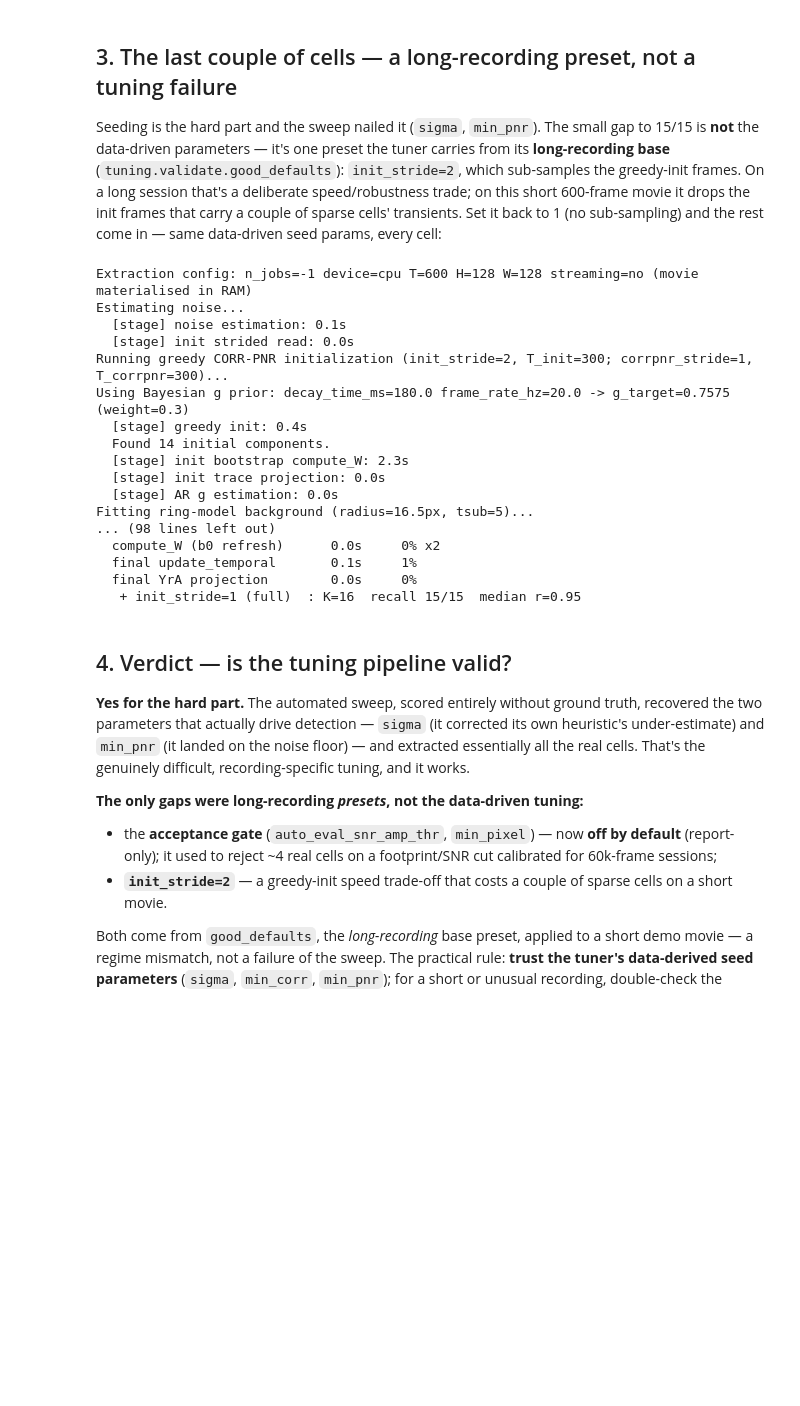
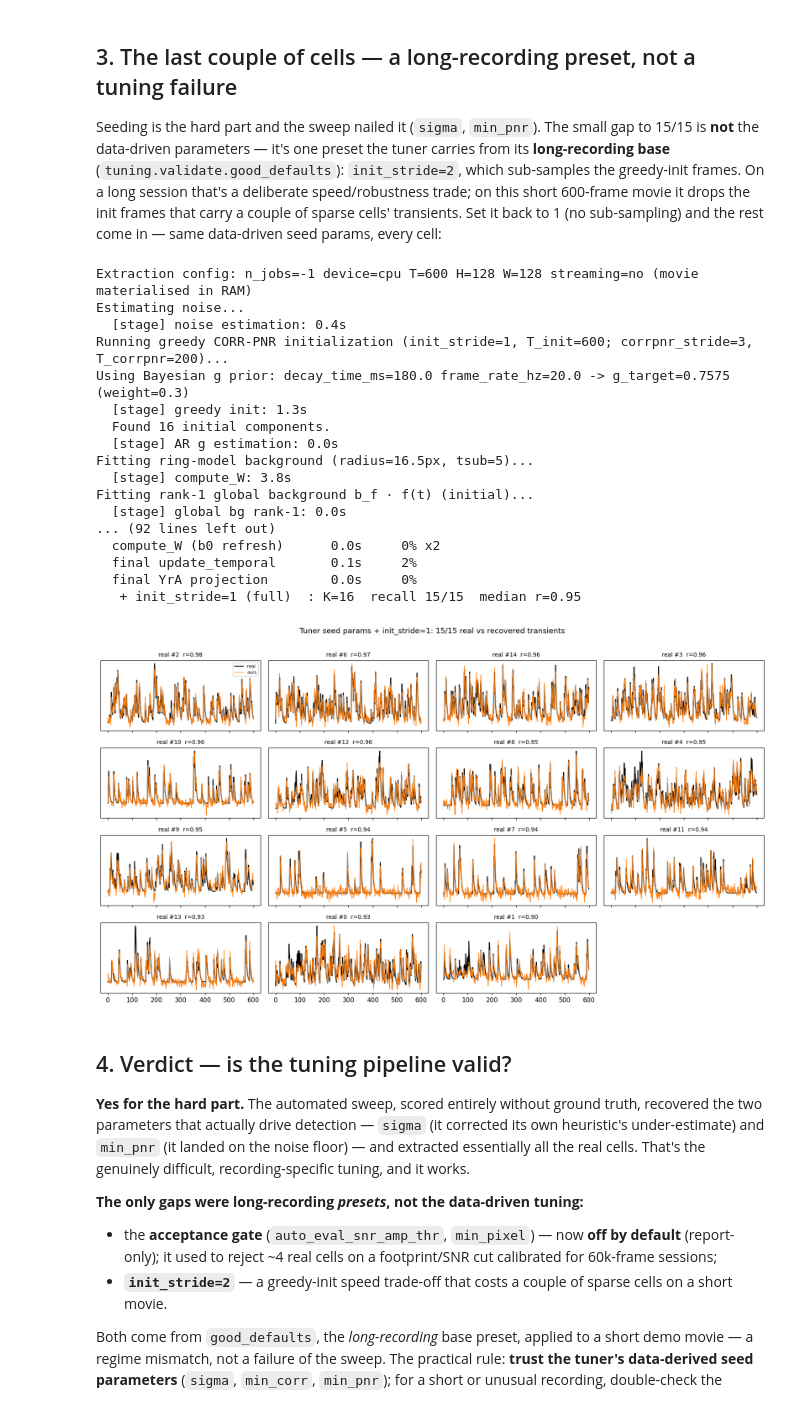
Before and after one commit to FlorianNeurosci/miniCNMFe, a Jupyter notebook: demo_notebooks/04_tuning.ipynb, the cells around one changed output. Drawn from its saved outputs; the diff is of its cells as text; code cells hidden in the pictures; blank space fills up the shorter version.

```diff
--- a/demo_notebooks/04_tuning.ipynb
+++ b/demo_notebooks/04_tuning.ipynb
@@ -22,6 +22,17 @@ import json, tempfile, contextlib, io, dataclasses
 from pathlib import Path
 import numpy as np
 import matplotlib.pyplot as plt
+from IPython.display import display, Image   # run_tuning below switches matplotlib
+                                             # to the non-interactive Agg backend, so
+                                             # we render figures via savefig + Image
+                                             # (below), not plt.show().
+
+def show(fig):
+    # Backend-independent figure display (Agg-safe, unlike plt.show).
+    buf = io.BytesIO()
+    fig.savefig(buf, format="png", dpi=110, bbox_inches="tight")
+    plt.close(fig)
+    display(Image(data=buf.getvalue()))
 
 from minicnmfe.io import open_zarr
 from minicnmfe.pipeline import CNMFe, CNMFeParams
@@ -291,43 +279,44 @@ for name, p in ladder:
     print(f"   {name:24s}: K={gg['K']:2d}  recall {gg['recall']}/{Kt}  median r={gg['median_r']:.2f}")
 
 # overlay the final (init_stride=1) extraction's matched cells on the truth
 m = results[-1][1]["model"]
 acc = m.accepted_mask
 A = m.A.toarray()[:, acc]; CY = (m.C + m.YrA)[acc]
 S = unit_cols(A).T @ unit_cols(A_true)
 pairs = sorted([(g_, corr(C_true[g_], CY[int(S[:, g_].argmax())]),
                  CY[int(S[:, g_].argmax())]) for g_ in range(Kt) if S[:, g_].max() >= 0.3],
                key=lambda p: -p[1])
 z01 = lambda x: (x - x.mean()) / (x.std() or 1)
 ncol = 4; nrow = int(np.ceil(len(pairs) / ncol))
 fig, axes = plt.subplots(nrow, ncol, figsize=(15, 2.1 * nrow), sharex=True, squeeze=False)
 for ax in axes.flat: ax.axis("off")
 for ax, (g_, r, cy) in zip(axes.flat, pairs):
     ax.axis("on")
     ax.plot(z01(C_true[g_]), color="black", lw=1.4, label="real")
     ax.plot(z01(cy), color="tab:orange", lw=0.9, label="ours")
     ax.set_title(f"real #{g_}  r={r:.2f}", fontsize=9); ax.set_yticks([])
 axes.flat[0].legend(fontsize=7)
 fig.suptitle(f"Tuner seed params + init_stride=1: {len(pairs)}/{Kt} real vs recovered transients", y=1.01)
-plt.tight_layout(); plt.show()
+plt.tight_layout(); show(fig)
 # %% [output]
 Extraction config: n_jobs=-1 device=cpu T=600 H=128 W=128 streaming=no (movie materialised in RAM)
 Estimating noise...
-  [stage] noise estimation: 0.1s
-  [stage] init strided read: 0.0s
-Running greedy CORR-PNR initialization (init_stride=2, T_init=300; corrpnr_stride=1, T_corrpnr=300)...
+  [stage] noise estimation: 0.4s
+Running greedy CORR-PNR initialization (init_stride=1, T_init=600; corrpnr_stride=3, T_corrpnr=200)...
 Using Bayesian g prior: decay_time_ms=180.0 frame_rate_hz=20.0 -> g_target=0.7575 (weight=0.3)
-  [stage] greedy init: 0.4s
-  Found 14 initial components.
-  [stage] init bootstrap compute_W: 2.3s
-  [stage] init trace projection: 0.0s
+  [stage] greedy init: 1.3s
+  Found 16 initial components.
   [stage] AR g estimation: 0.0s
 Fitting ring-model background (radius=16.5px, tsub=5)...
-... (98 lines left out)
+  [stage] compute_W: 3.8s
+Fitting rank-1 global background b_f · f(t) (initial)...
+  [stage] global bg rank-1: 0.0s
+... (92 lines left out)
   compute_W (b0 refresh)      0.0s     0% x2
-  final update_temporal       0.1s     1%
+  final update_temporal       0.1s     2%
   final YrA projection        0.0s     0%
    + init_stride=1 (full)  : K=16  recall 15/15  median r=0.95
+[figure, added]
 # %% [markdown]
 ## 4. Verdict — is the tuning pipeline valid?
 
```
Also changed, not shown: parts of 2 cells of this notebook, 1 other file.
